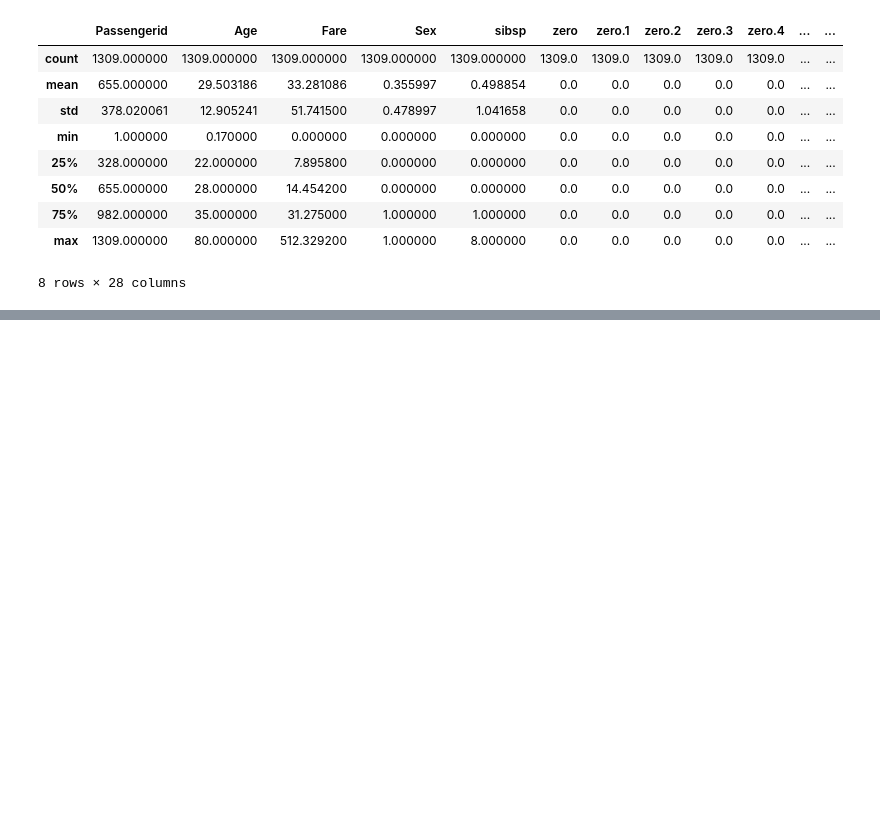
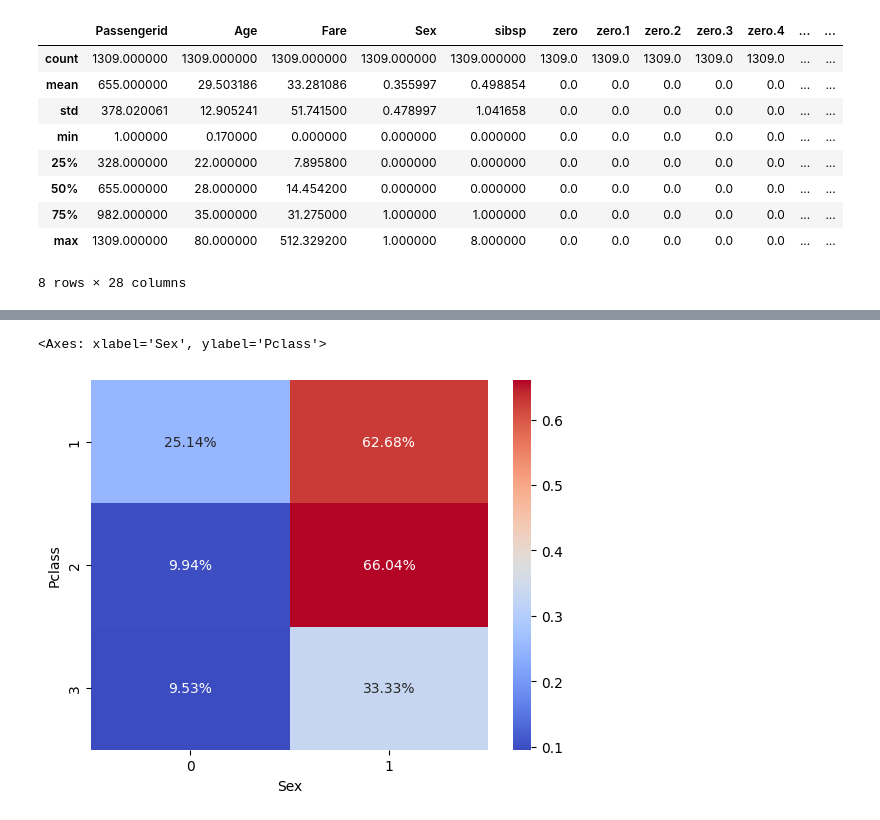
Before and after one commit to Somerillo/DI-Bootcamp, a Jupyter notebook: week4/day2/XPNinja/XPNinja_Ex1.ipynb, the cells around one changed output, grey strips where cells are left out. Saved outputs shown, nothing was run; the diff lists cells and outputs as text; code cells hidden in the pictures; blank space fills up the shorter version.

```diff
--- a/week4/day2/XPNinja/XPNinja_Ex1.ipynb
+++ b/week4/day2/XPNinja/XPNinja_Ex1.ipynb
@@ -83,0 +173,7 @@ df.describe()
+# %%
+# Heatmap of survival rates by class and sex
+survival_rate = df.groupby(['Pclass', 'Sex'])['2urvived'].mean().unstack()
+sns.heatmap(survival_rate, annot=True, fmt='.2%', cmap='coolwarm')
+# %% [output]
+<Axes: xlabel='Sex', ylabel='Pclass'>
+[figure, added]
```
Also changed, not shown: parts of 14 cells of this notebook.
